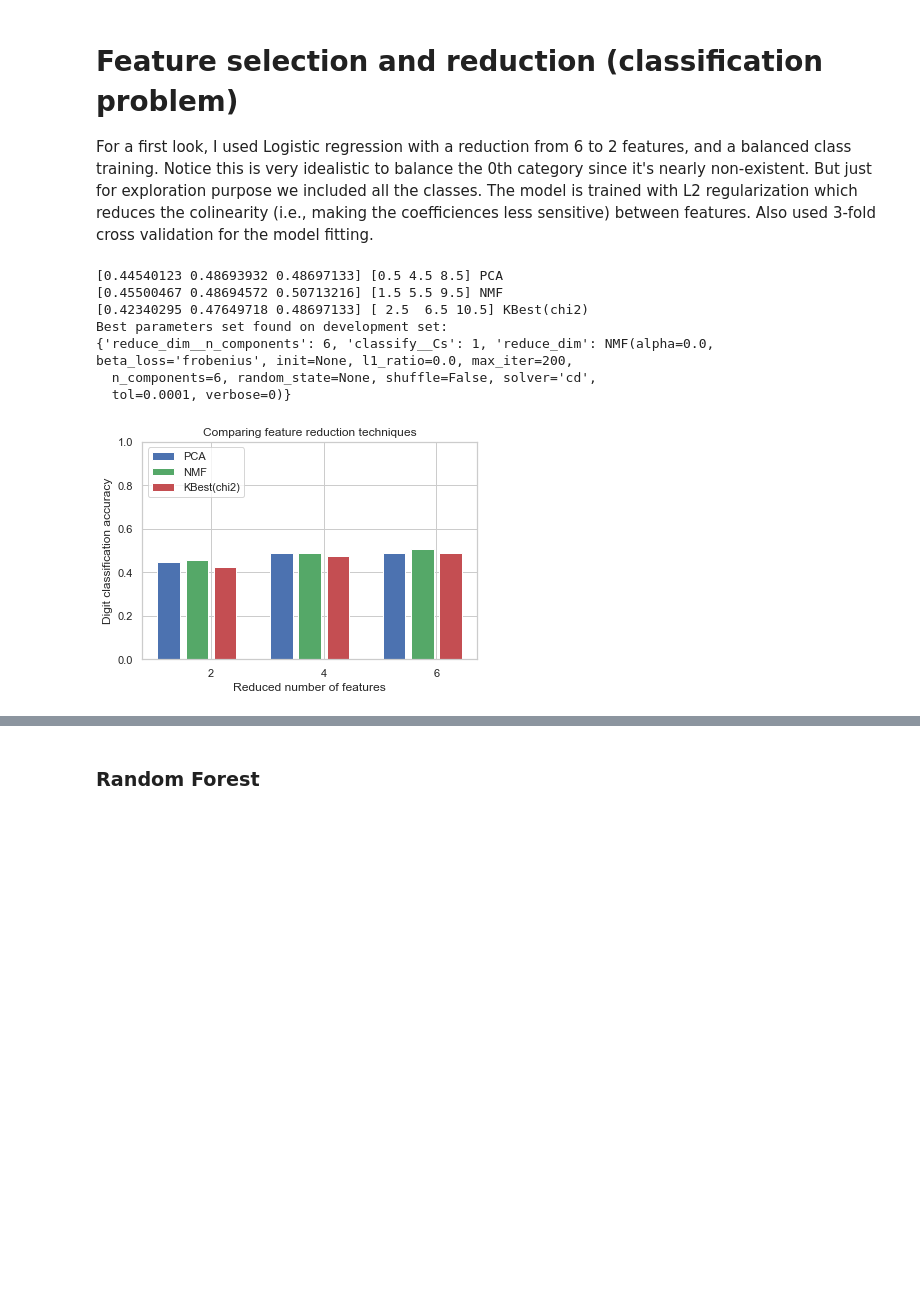
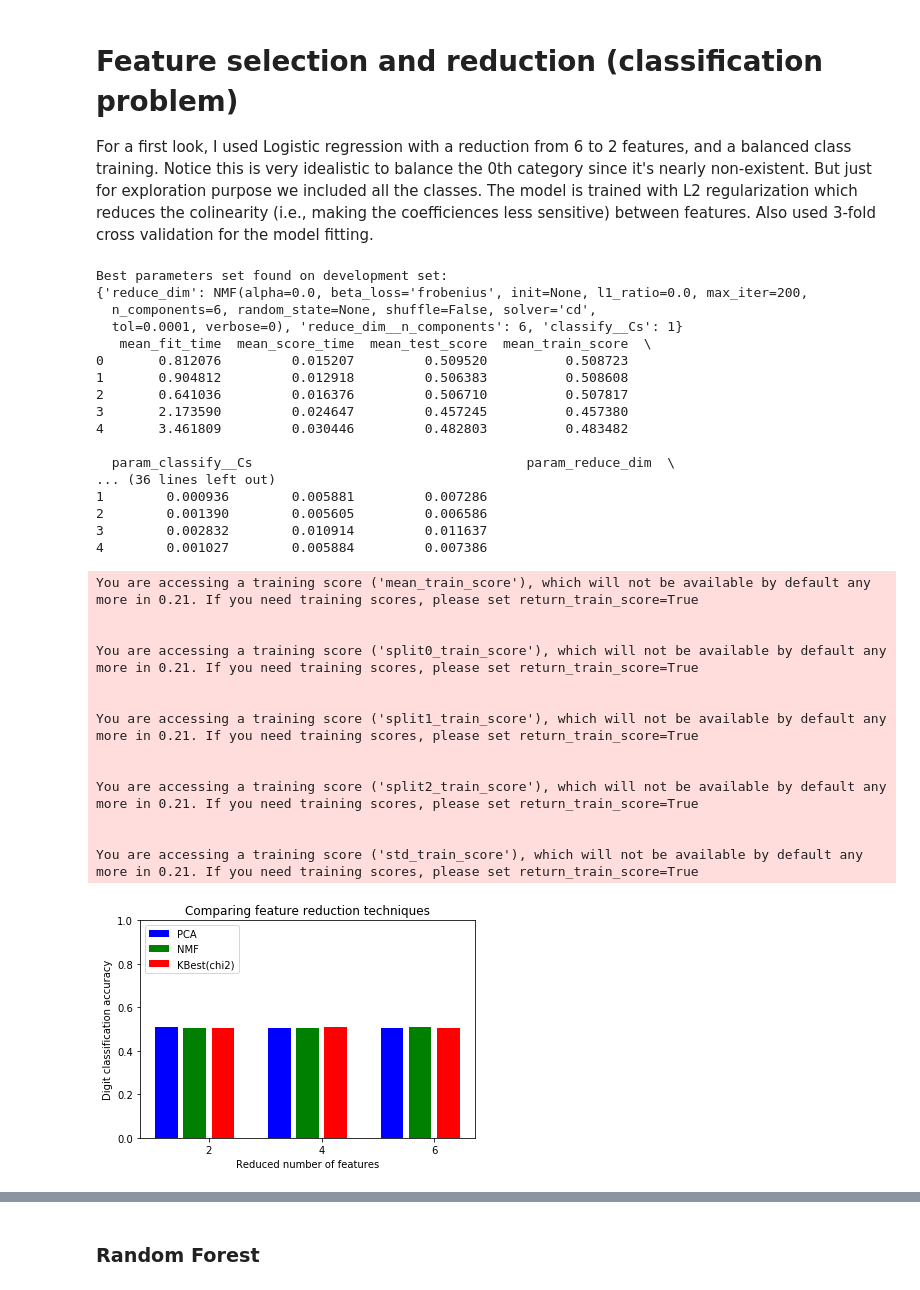
Before and after one commit to ginochen/Dual-branched_DNN_SVM, a Jupyter notebook: Dual_branched_DNN_SVM.ipynb, the cells around one changed output, grey strips where cells are left out. Drawn from its saved outputs; the diff is of its cells as text; code cells hidden in the pictures; blank space fills up the shorter version.

```diff
--- a/Dual_branched_DNN_SVM.ipynb
+++ b/Dual_branched_DNN_SVM.ipynb
@@ -297,10 +296,10 @@ The "is_delivery" and "is_recent_model" chi-square test shows they are significa
 # Feature engineering
 Since "prices" have long tails, we're going to take the square root of the prices. The number of words in "descriptions" are extremely long-tailed, we'll take the log.
 # %%
-df['recommended_price'] = np.sqrt(df['recommended_price'])
-df['actual_price'] = np.sqrt(df['actual_price'])
-df['description_length'] = np.log(df['description_length'])
-df['description_length'][df['description_length']==-np.inf] = 0 # replace the -inf values
+df_x['recommended_price'] = np.sqrt(df_x['recommended_price'])
+df_x['actual_price'] = np.sqrt(df_x['actual_price'])
+df_x['description_length'] = np.log(df_x['description_length'])
+df_x['description_length'][df_x['description_length']==-np.inf] = 0 # replace the -inf values
 # %%
 # prices
 f, (ax_box_a, ax_box_r, ax_hist) = plt.subplots(3, sharex=True, figsize=(15,6), gridspec_kw= {"height_ratios": (0.2, 0.2, 1)})
@@ -435,7 +434,7 @@ The cosine similarity between target {2} and target {0,1} distribution are quite
 
 Let's see if doing PCA transform can help separate the two sample classes:
 # %%
-pca = PCA(n_components=x.shape[1]) # use all
+pca = PCA(n_components=df_x.values.shape[1]) # use all
 pca.fit(x)
 # %% [output]
 PCA(copy=True, iterated_power='auto', n_components=6, random_state=None,
@@ -489,9 +488,14 @@ We are going to look at multi-linear regression (for n_reservation label), softm
 
 Let's split the data into 80% training, 10% validation and 10% testing:
 # %%
-PC_normal,x,y_num,y_catx = shuffle(PC_normal,x,y_num,y_catx,random_state=0) # shuffle along the first axis to de-order the samples
-#scaler = preprocessing.StandardScaler().fit(x) # standard normal z-scaling
-#xz = scaler.transform(x) # z-scaling
+x = df_x.values
+xz = df_x[['actual_price','recommended_price','num_images','description_length']].values
+# standard normal z-scaling ((X-mean(X))/std(X)) for non-tree models,
+# use with_mean = False (X/std(X)) if the data is required to be positive for NMF
+scaler = preprocessing.StandardScaler(with_mean=False).fit(xz)
+xz = scaler.transform(xz) # z-scaling
+xz = np.concatenate((df_x['is_delivery'].values.reshape(-1,1), xz, df_x['is_recent_model'].values.reshape(-1,1)), axis=1)
+PC_normal,x,xz,y_num,y_catx = shuffle(PC_normal,x,xz,y_num,y_catx,random_state=0) # shuffle along the first axis to de-order the samples
 #x_train,x_valid,x_test = x[:ntrain,:], x[ntrain:nvalid,:], x[nvalid:,:] # no scaling
 #x_train,x_valid,x_test = xz[:ntrain,:], xz[ntrain:nvalid,:], xz[nvalid:,:] # z scaling
 nPC = [5] # used number of PCA features for prediction
@@ -505,6 +509,7 @@ def split_train_valid_test(x,proportion=[0.8,0.9]):
 #x[:,1:5] = (x[:,1:5]-x[:,1:5].mean())/x[:,1:5].std()
 #x_s = (x - x.mean()) # standardized x
 x_train,x_valid,x_test             = split_train_valid_test(x)
+xz_train, xz_valid, xz_test         = split_train_valid_test(xz)
 #x_train,x_valid,x_test             = split_train_valid_test(PC_normal[:,nPC])
 y_num_train,y_num_valid,y_num_test = split_train_valid_test(y_num)
 y_cat_train,y_cat_valid,y_cat_test = split_train_valid_test(y_cat)
@@ -524,14 +529,16 @@ cachedir = mkdtemp()
 memory = Memory(cachedir=cachedir, verbose=10)
 pipe = Pipeline([
     # the reduce_dim stage is populated by the param_grid
+    # usually scaler is put in a key-value here, but since the feature are both num and cat
+    # we did it separately
     ('reduce_dim', None),
-    ('classify', LogisticRegressionCV(cv=5, penalty='l2',
+    ('classify', LogisticRegressionCV(cv=2, penalty='l2',
       class_weight='balanced', solver='lbfgs',multi_class='multinomial')),
      #RandomForestClassifier(n_estimators=100, max_depth=x_train.shape[1]))
-],memory=memory)#xgb.XGBClassifier())
+    ],memory=memory)#xgb.XGBClassifier())
 
 N_FEATURES_OPTIONS = [2, 4, 6]
-C_OPTIONS = [1, 10, 100, 1000] # the regularization parameter (inverse of lambda),
+C_OPTIONS = [1, 10, 100] # the regularization parameter (inverse of lambda),
                     # the larger the more regularizated for SVC (classify_c) and logistic (classify_Cs)
 param_grid = [
     {
@@ -550,8 +557,7 @@ param_grid = [
 reducer_labels = ['PCA', 'NMF', 'KBest(chi2)']
 
 grid = GridSearchCV(pipe, cv=3, n_jobs=1, param_grid=param_grid)
-#digits = load_digits()
-grid.fit(x_train, y_cat_train)
+grid.fit(xz_train, y_cat_train)
 
 # Delete the temporary cache before exiting
 #rmtree(cachedir)
@@ -560,7 +566,7 @@ grid.fit(x_train, y_cat_train)
 #mean_score = np.zeros([len(C_OPTIONS),len(N_FEATURES_OPTIONS)])
 mean_score_reducer = [np.zeros([len(C_OPTIONS),len(N_FEATURES_OPTIONS)]) for _ in range(len(reducer_labels))] # create three element [PCA, NMF, KBest]
 # define a dict for the parameter grid so we can resave the mean score and get the max from all C options for each N feature reduction
-idict = [{2:0, 4:1, 6:2}, {1:0, 10:1, 100:2, 1000:3}, {'PCA':0,'NMF':1,'Sel':2}]
+idict = [{2:0, 4:1, 6:2}, {1:0, 10:1, 100:2}, {'PCA':0,'NMF':1,'Sel':2}]
 # {{N_FEATRUES_OPTIONS}, {C_OPTIONS}, {reducer_labels}}
 for mean, std, params in zip(grid.cv_results_['mean_test_score'],
                              grid.cv_results_['std_test_score'],
@@ -570,40 +576,64 @@ for mean, std, params in zip(grid.cv_results_['mean_test_score'],
     #if kk<= (len(N_FEATURES_OPTIONS)*len(reducer_labels)-1):#*(len(C_))
     i = idict[1][params['classify__Cs']] # rows
     k = idict[2][str(params['reduce_dim'])[:3]]
     if k<2:
         j = idict[0][params['reduce_dim__n_components']]
     else:
         j = idict[0][params['reduce_dim__k']]
     mean_score_reducer[k][i,j] = mean
 #mean_score_max = [np.zeros([1,len(N_FEATURES_OPTIONS)]) for _ in range(len(reducer_labels))]
 mean_score_max = [np.array([]) for _ in range(len(reducer_labels))]
 for k in range(len(reducer_labels)):
     mean_score_max[k] = mean_score_reducer[k].max(axis=0)
 bar_offsets = (np.arange(len(N_FEATURES_OPTIONS))*(len(reducer_labels) + 1) + .5)
 plt.figure()
 COLORS = 'bgrcmyk'
 for i, (label, reducer_scores) in enumerate(zip(reducer_labels, mean_score_max)):
-    print(reducer_scores,bar_offsets+i,label)
+#    print(reducer_scores,bar_offsets+i,label)
     plt.bar(bar_offsets + i, reducer_scores, label=label, color=COLORS[i])
 #print(grid.cv_results_['mean_test_score'])
 plt.title("Comparing feature reduction techniques")
 plt.xlabel('Reduced number of features')
 plt.xticks(bar_offsets + len(reducer_labels) / 2, N_FEATURES_OPTIONS)
 plt.ylabel('Digit classification accuracy')
 plt.ylim((0, 1))
 plt.legend(loc='upper left')
-
 print("Best parameters set found on development set:")
 print(grid.best_params_)
-
+df_cv_results = pd.DataFrame(grid.cv_results_)
+print(df_cv_results.head())
+#print(grid.cv_results_)
 plt.show()
 # %% [output]
-[0.44540123 0.48693932 0.48697133] [0.5 4.5 8.5] PCA
-[0.45500467 0.48694572 0.50713216] [1.5 5.5 9.5] NMF
-[0.42340295 0.47649718 0.48697133] [ 2.5  6.5 10.5] KBest(chi2)
 Best parameters set found on development set:
-{'reduce_dim__n_components': 6, 'classify__Cs': 1, 'reduce_dim': NMF(alpha=0.0, beta_loss='frobenius', init=None, l1_ratio=0.0, max_iter=200,
+{'reduce_dim': NMF(alpha=0.0, beta_loss='frobenius', init=None, l1_ratio=0.0, max_iter=200,
   n_components=6, random_state=None, shuffle=False, solver='cd',
-  tol=0.0001, verbose=0)}
+  tol=0.0001, verbose=0), 'reduce_dim__n_components': 6, 'classify__Cs': 1}
+   mean_fit_time  mean_score_time  mean_test_score  mean_train_score  \
+0       0.812076         0.015207         0.509520          0.508723
+1       0.904812         0.012918         0.506383          0.508608
+2       0.641036         0.016376         0.506710          0.507817
+3       2.173590         0.024647         0.457245          0.457380
+4       3.461809         0.030446         0.482803          0.483482
+
+  param_classify__Cs                                   param_reduce_dim  \
+... (36 lines left out)
+1        0.000936        0.005881         0.007286
+2        0.001390        0.005605         0.006586
+3        0.002832        0.010914         0.011637
+4        0.001027        0.005884         0.007386
+You are accessing a training score ('mean_train_score'), which will not be available by default any more in 0.21. If you need training scores, please set return_train_score=True
+
+
+You are accessing a training score ('split0_train_score'), which will not be available by default any more in 0.21. If you need training scores, please set return_train_score=True
+
+
+You are accessing a training score ('split1_train_score'), which will not be available by default any more in 0.21. If you need training scores, please set return_train_score=True
+
+
+You are accessing a training score ('split2_train_score'), which will not be available by default any more in 0.21. If you need training scores, please set return_train_score=True
+
+
+You are accessing a training score ('std_train_score'), which will not be available by default any more in 0.21. If you need training scores, please set return_train_score=True
-[figure, old version]
+[figure, new version]
 # %% [markdown]
```
Also changed, not shown: parts of 38 cells of this notebook.
